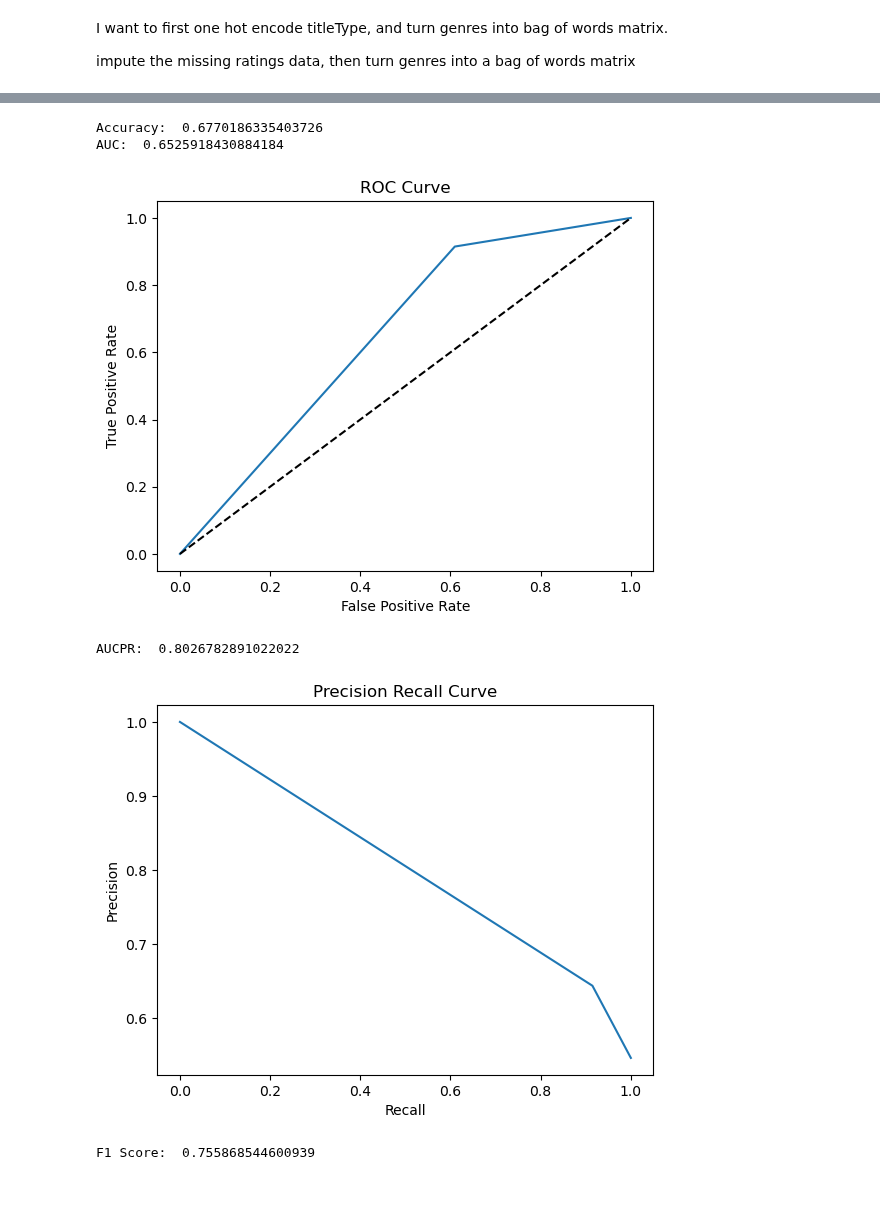
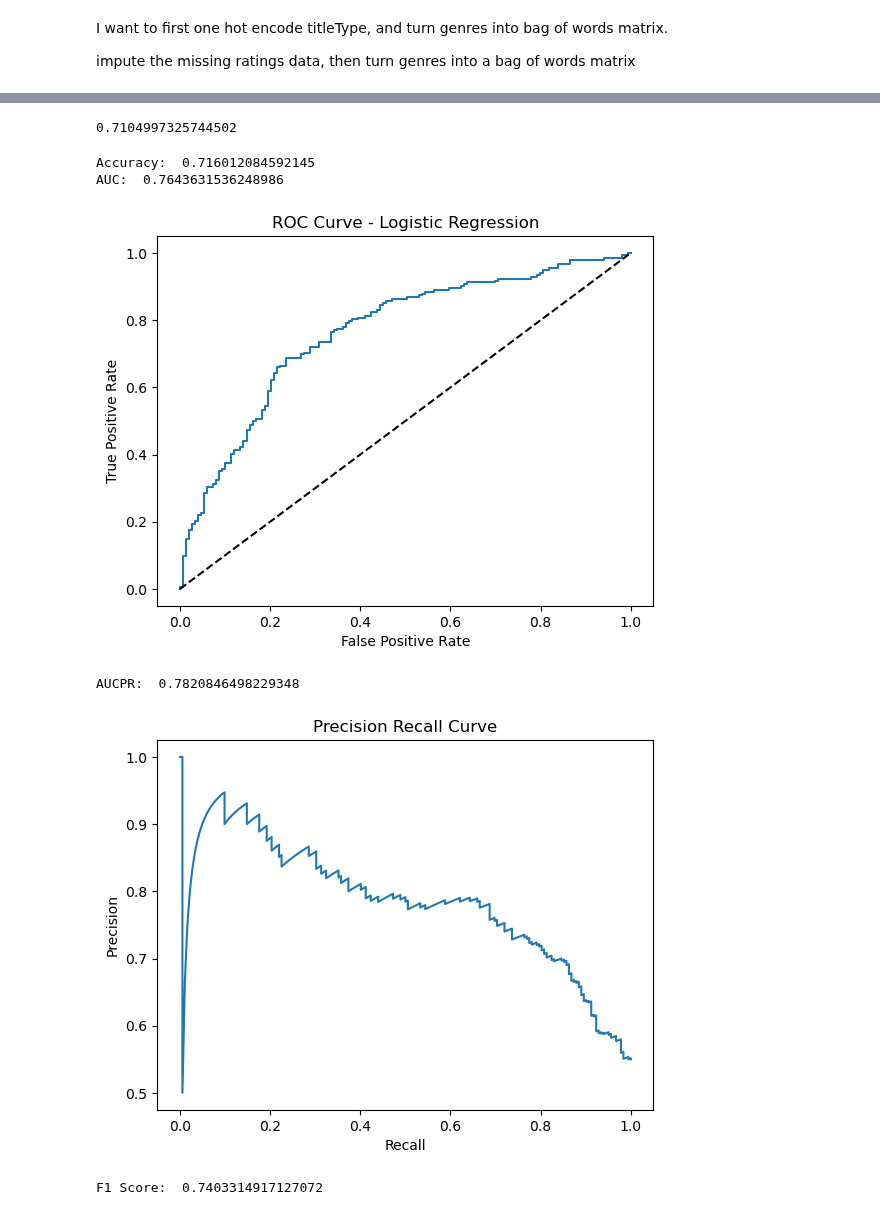
Before and after one commit to Joeyzect/Netflix_ALab_2022, a Jupyter notebook: notebooks/03-joseph-modelingscratch.ipynb, the cells around one changed output, grey strips where cells are left out. Cells and saved outputs as stored; diff of their text form; code cells hidden in the pictures.

Commit message:
Finish logisitc regression

```diff
--- a/notebooks/03-joseph-modelingscratch.ipynb
+++ b/notebooks/03-joseph-modelingscratch.ipynb
@@ -133,0 +156,32 @@ gs.best_params_
+# %%
+pipeline2 = Pipeline(
+    steps=[
+        ('transformer', transformer),
+        ('normalizer', sklearn.preprocessing.StandardScaler(with_mean=False)),
+        ('svc', sklearn.linear_model.SGDClassifier())
+    ]
+)
+# %%
+gs2 = GridSearchCV(
+    pipeline2,
+    param_grid={
+        'svc__loss': ['hinge', 'modified_huber'],
+        'svc__alpha': [0.01, 0.1, 1],
+        #'svc__C': [0.1, 1, 10],
+        #'svc__kernel': ['linear', 'poly', 'rbf', 'sigmoid'],
+        #'svc__degree': [2, 3, 4, 5],
+        #'svc__gamma': ['scale', 'auto'],
+        #'svc__coef0': [0.0, 0.1, 0.5, 1.0],
+        #'svc__shrinking': [True, False],
+        #'svc__probability': [True, False],
+        #'svc__tol': [0.001, 0.0001, 0.00001],
+    },
+    scoring={"AUC": "roc_auc", "Accuracy": "accuracy"},
+    refit="AUC",
+    cv=5,
+    verbose=1,
+    n_jobs=-1,
+    error_score='raise'
+)
+# %%
+gs2.fit(movies_train_X, movies_train_Y)
@@ -134,2 +207,8 @@ gs.best_params_
+# %%
+gs2.best_params_
+
+gs2.best_score_
+# %% [output]
+0.7104997325744502
 # %%
 best_logistic = gs.best_estimator_
@@ -138,50 +218,50 @@ best_logistic.fit(movies_train_X, movies_train_Y)
 
 from sklearn.metrics import roc_auc_score, accuracy_score
 
+y_prob_pred = best_logistic.predict_proba(movies_test_X)[:,1]
 y_pred = best_logistic.predict(movies_test_X)
 
 print("Accuracy: ", accuracy_score(movies_test_Y, y_pred))
-print("AUC: ", roc_auc_score(movies_test_Y, y_pred))
+print("AUC: ", roc_auc_score(movies_test_Y, y_prob_pred))
 
 #plot auc curve
 from sklearn.metrics import roc_curve
 import matplotlib.pyplot as plt
 
-fpr, tpr, thresholds = roc_curve(movies_test_Y, y_pred)
+fpr, tpr, thresholds = roc_curve(movies_test_Y, y_prob_pred)
 
 plt.plot(fpr, tpr)
 plt.plot([0, 1], [0, 1], 'k--')
 plt.xlabel('False Positive Rate')
 plt.ylabel('True Positive Rate')
-plt.title('ROC Curve')
+plt.title('ROC Curve - Logistic Regression')
 plt.show()
 # %% [output]
-Accuracy:  0.6770186335403726
-AUC:  0.6525918430884184
+Accuracy:  0.716012084592145
+AUC:  0.7643631536248986
-[figure, old version]
+[figure, new version]
 # %%
 #calculate precision recall
 from sklearn.metrics import precision_recall_curve
 
-precision, recall, thresholds = precision_recall_curve(movies_test_Y, y_pred)
+precision, recall, thresholds = precision_recall_curve(movies_test_Y, y_prob_pred)
 
 #auc of precision recall curve
 from sklearn.metrics import auc
 
 print("AUCPR: ", auc(recall, precision))
 
 plt.plot(recall, precision)
 plt.xlabel('Recall')
 plt.ylabel('Precision')
 plt.title('Precision Recall Curve')
 plt.show()
 
 #calculate f1 score
 from sklearn.metrics import f1_score
 
-f1_score(movies_test_Y, y_pred)
 print("F1 Score: ", f1_score(movies_test_Y, y_pred))
 # %% [output]
-AUCPR:  0.8026782891022022
+AUCPR:  0.7820846498229348
-[figure, old version]
+[figure, new version]
-F1 Score:  0.755868544600939
+F1 Score:  0.7403314917127072
```
Also changed, not shown: parts of 19 cells of this notebook.
